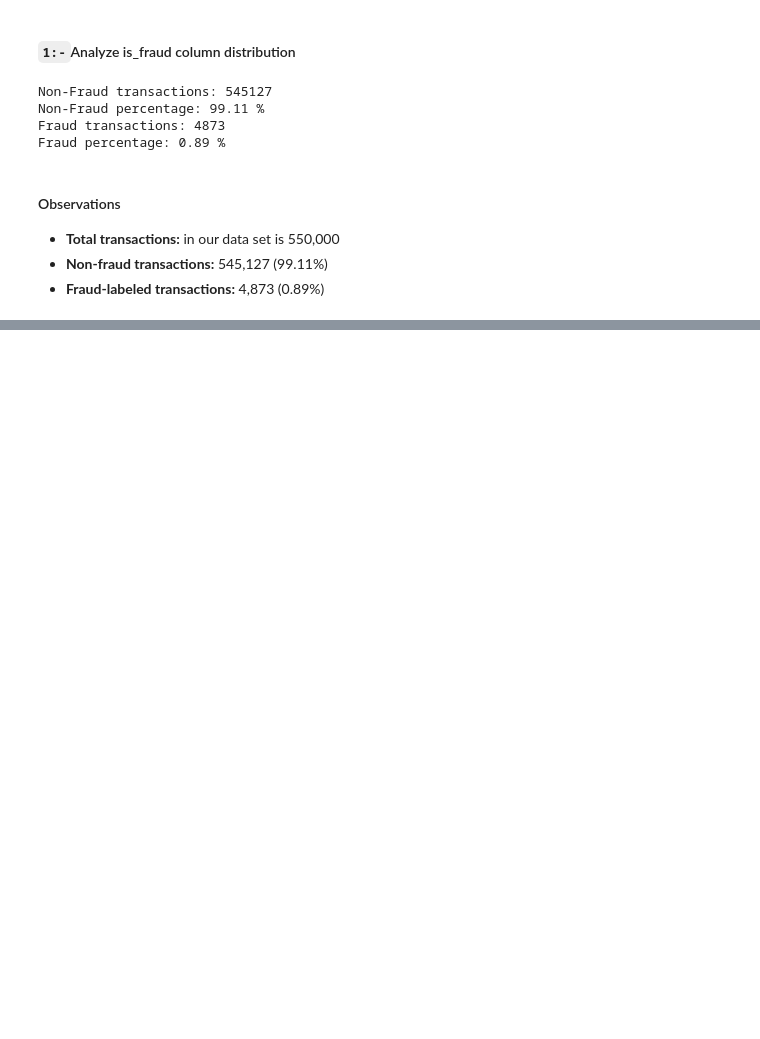
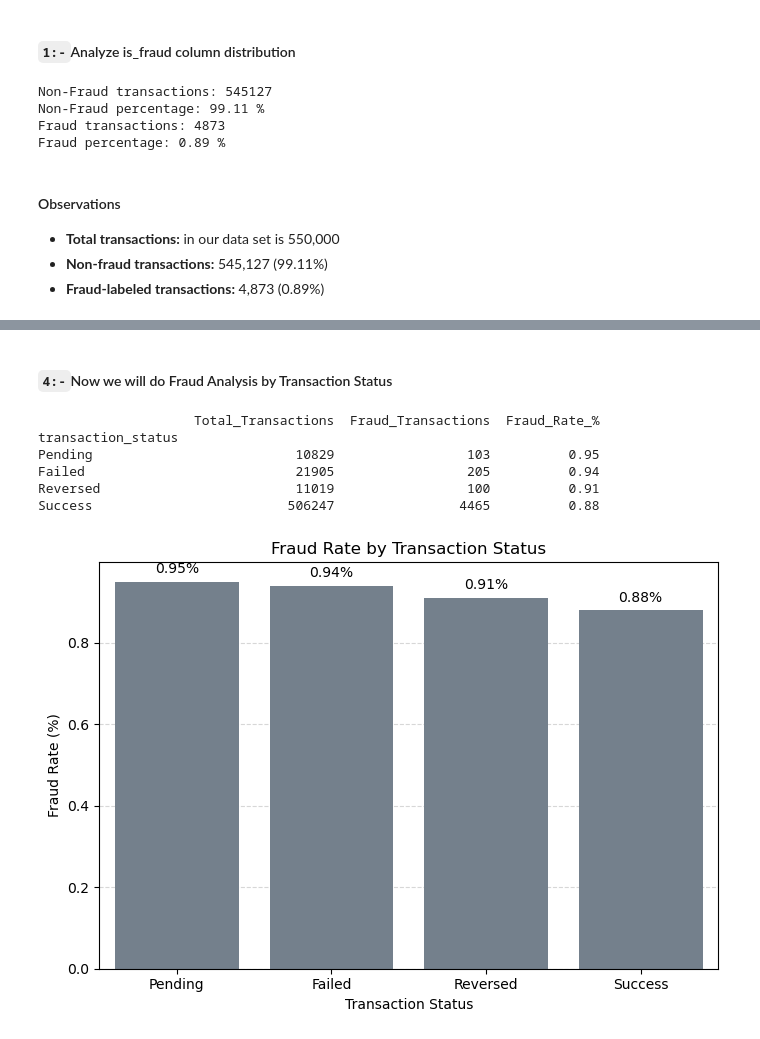
Before and after one commit to MrinmoyTalukdar27/FraudLens-Indian-Banking-Analytics, a Jupyter notebook: EDA.ipynb, the cells around one changed output, grey strips where cells are left out. Cells and saved outputs as stored; diff of their text form; code cells hidden in the pictures; blank space fills up the shorter version.

```diff
--- a/EDA.ipynb
+++ b/EDA.ipynb
@@ -71,0 +198,55 @@ Fraud percentage: 0.89 %
+# %% [markdown]
+#### `4:-`Now we will do Fraud Analysis by Transaction Status
+# %%
+# This will help us find whether fraud-labeled transactions occur more frequently among successful, failed, reversed, or pending transactions.
+fraud_by_status = df.groupby("transaction_status").agg(
+    Total_Transactions=("is_fraud", "count"),
+    Fraud_Transactions=("is_fraud", "sum")
+)
+
+fraud_by_status["Fraud_Rate_%"] = (
+    fraud_by_status["Fraud_Transactions"]
+    / fraud_by_status["Total_Transactions"] * 100
+).round(2)
+
+fraud_by_status = fraud_by_status.sort_values(
+    "Fraud_Rate_%", ascending=False
+)
+
+print(fraud_by_status)
+# %% [output]
+                    Total_Transactions  Fraud_Transactions  Fraud_Rate_%
+transaction_status
+Pending                          10829                 103          0.95
+Failed                           21905                 205          0.94
+Reversed                         11019                 100          0.91
+Success                         506247                4465          0.88
+# %%
+# Now we are just visualizing
+plt.figure(figsize=(7, 5))
+
+ax = sns.barplot(data=fraud_by_status.reset_index(),x="transaction_status",y="Fraud_Rate_%",color='slategray')
+
+# just Add percentage labels above each bar
+for bar in ax.patches:
+    height = bar.get_height()
+    ax.annotate(
+        f"{height:.2f}%",
+        (bar.get_x() + bar.get_width() / 2, height),
+        ha="center",
+        va="bottom",
+        fontsize=10,
+        xytext=(0, 4),
+        textcoords="offset points"
+    )
+
+plt.title("Fraud Rate by Transaction Status")
+plt.xlabel("Transaction Status")
+plt.ylabel("Fraud Rate (%)")
+plt.grid(axis="y", linestyle="--", alpha=0.5)
+plt.gca().set_axisbelow(True)
+
+plt.tight_layout()
+plt.show()
+# %% [output]
+[figure, added]
```
Also changed, not shown: parts of 23 cells of this notebook.
